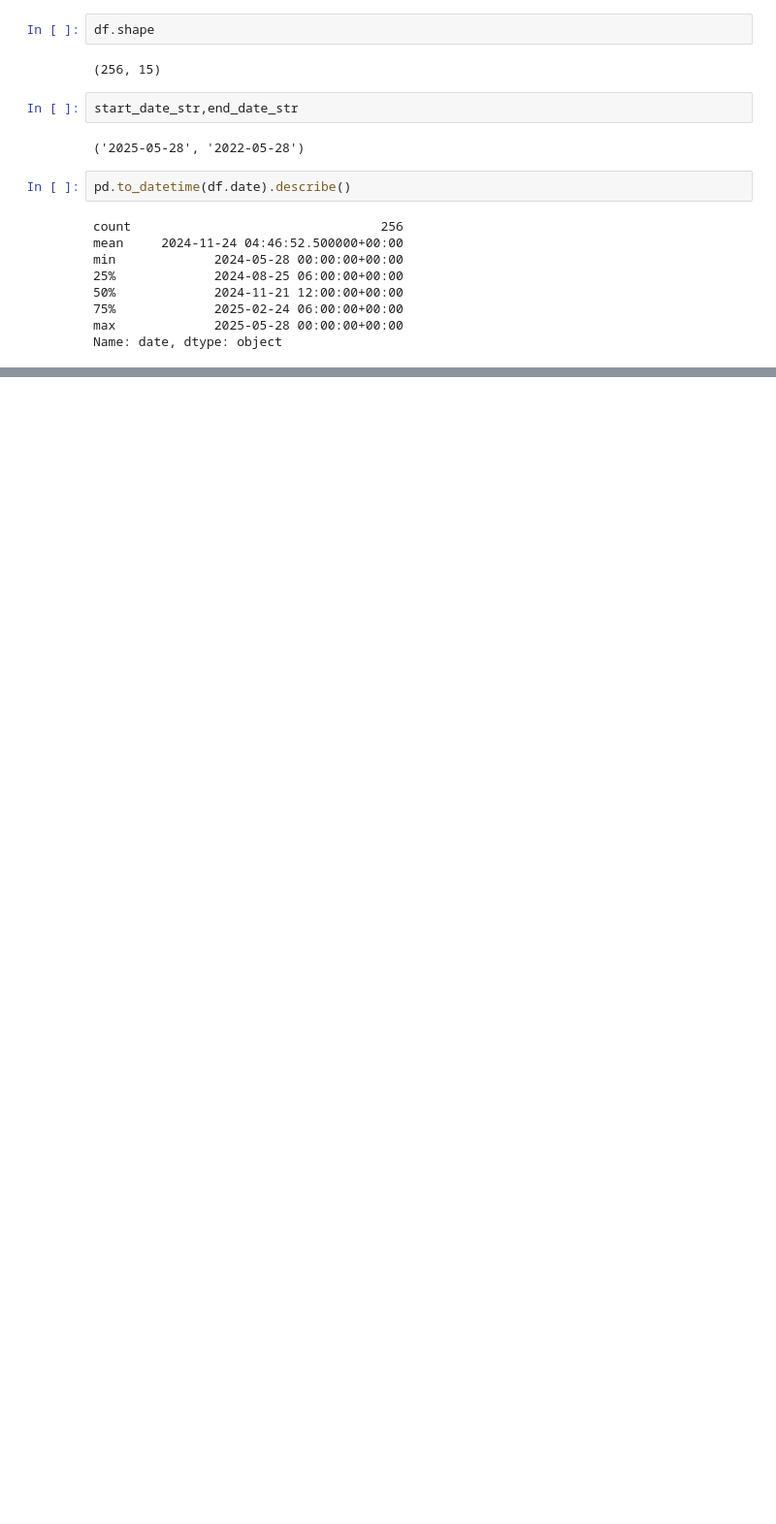
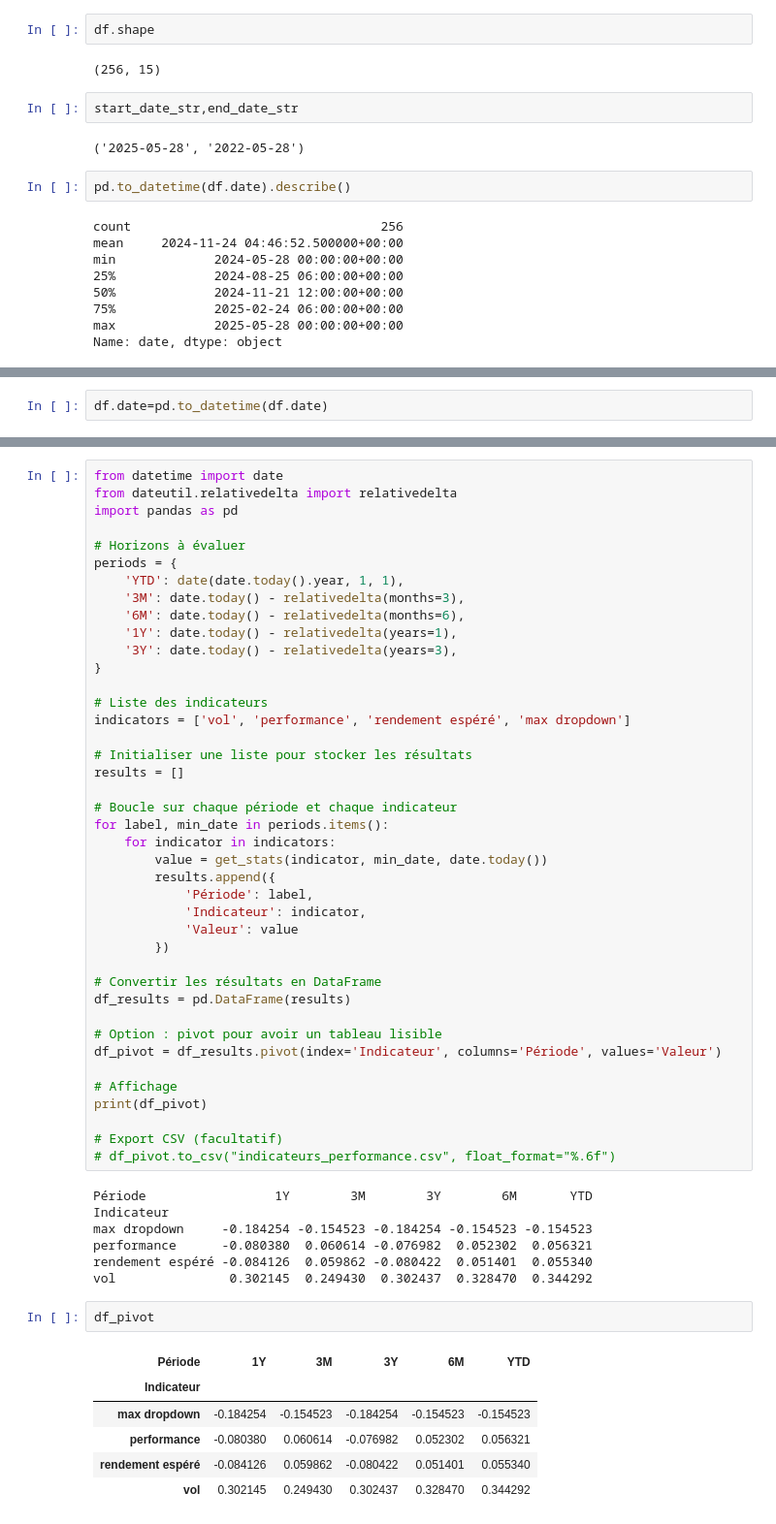
Before and after one commit to OumaimaHammami1994/OPCVM_risk_indicators, a Jupyter notebook: notebooks/test_scrapper.ipynb, the cells around one changed output, grey strips where cells are left out. Shown at 97% size. Drawn from its saved outputs; the diff is of its cells as text; blank space fills up the shorter version.

Commit message:
add risk indicators part and csv part

```diff
--- a/notebooks/test_scrapper.ipynb
+++ b/notebooks/test_scrapper.ipynb
@@ -275,0 +277,2 @@ Name: date, dtype: object
+# %%
+df.date=pd.to_datetime(df.date)
@@ -275,0 +399,57 @@ Name: date, dtype: object
+# %%
+from datetime import date
+from dateutil.relativedelta import relativedelta
+import pandas as pd
+
+# Horizons à évaluer
+periods = {
+    'YTD': date(date.today().year, 1, 1),
+    '3M': date.today() - relativedelta(months=3),
+    '6M': date.today() - relativedelta(months=6),
+    '1Y': date.today() - relativedelta(years=1),
+    '3Y': date.today() - relativedelta(years=3),
+}
+
+# Liste des indicateurs
+indicators = ['vol', 'performance', 'rendement espéré', 'max dropdown']
+
+# Initialiser une liste pour stocker les résultats
+results = []
+
+# Boucle sur chaque période et chaque indicateur
+for label, min_date in periods.items():
+    for indicator in indicators:
+        value = get_stats(indicator, min_date, date.today())
+        results.append({
+            'Période': label,
+            'Indicateur': indicator,
+            'Valeur': value
+        })
+
+# Convertir les résultats en DataFrame
+df_results = pd.DataFrame(results)
+
+# Option : pivot pour avoir un tableau lisible
+df_pivot = df_results.pivot(index='Indicateur', columns='Période', values='Valeur')
+
+# Affichage
+print(df_pivot)
+
+# Export CSV (facultatif)
+# df_pivot.to_csv("indicateurs_performance.csv", float_format="%.6f")
+# %% [output]
+Période                 1Y        3M        3Y        6M       YTD
+Indicateur
+max dropdown     -0.184254 -0.154523 -0.184254 -0.154523 -0.154523
+performance      -0.080380  0.060614 -0.076982  0.052302  0.056321
+rendement espéré -0.084126  0.059862 -0.080422  0.051401  0.055340
+vol               0.302145  0.249430  0.302437  0.328470  0.344292
+# %%
+df_pivot
+# %% [output]
+| Période | 1Y | 3M | 3Y | 6M | YTD |
+| Indicateur |  |  |  |  |  |
+| max dropdown | -0.184254 | -0.154523 | -0.184254 | -0.154523 | -0.154523 |
+| performance | -0.080380 | 0.060614 | -0.076982 | 0.052302 | 0.056321 |
+| rendement espéré | -0.084126 | 0.059862 | -0.080422 | 0.051401 | 0.055340 |
+| vol | 0.302145 | 0.249430 | 0.302437 | 0.328470 | 0.344292 |
```
Also changed, not shown: parts of 16 cells of this notebook, 4 other files.
